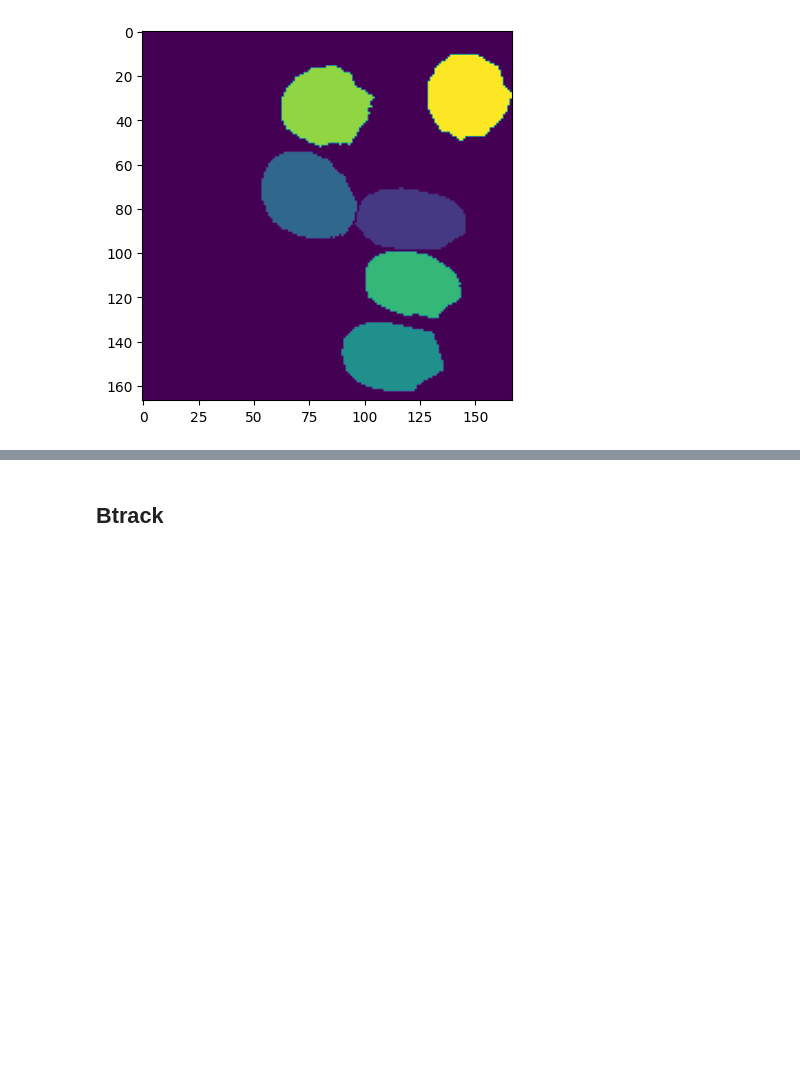
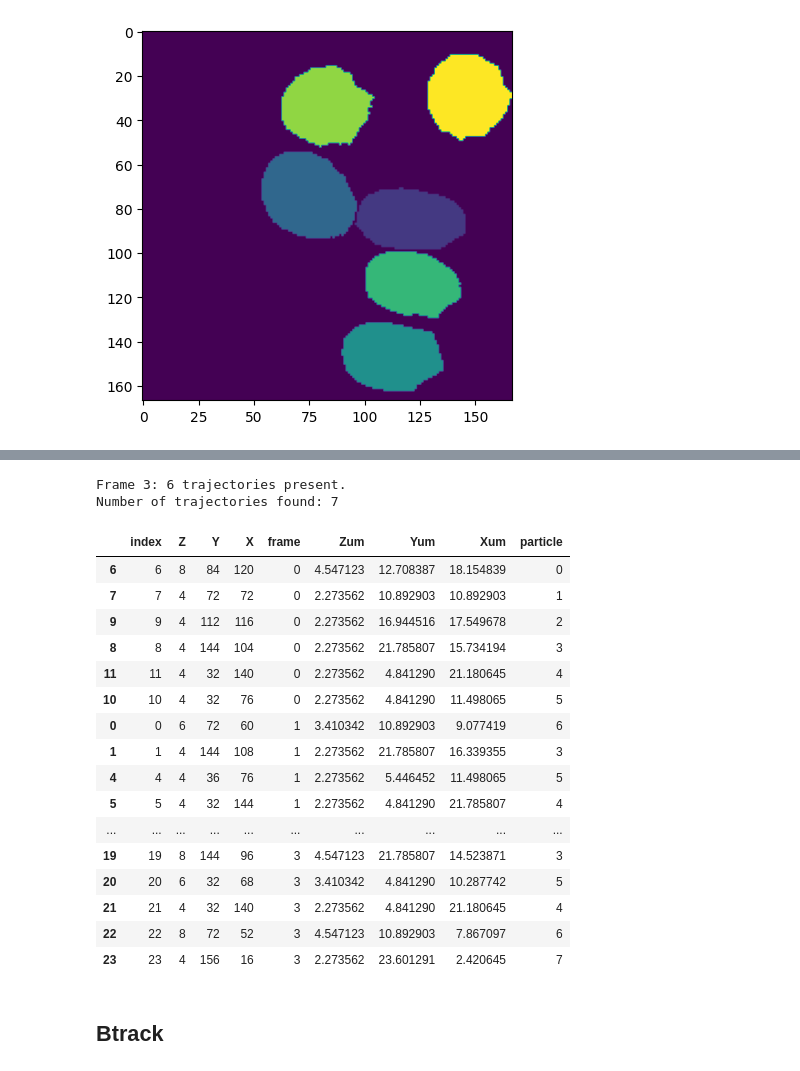
Before and after one commit to UPGON/Zfish_Centrioles_Tracking_Pipeline, a Jupyter notebook: notebooks/tracking/20260506CFHc_CetnEos_H2BmCherry_CS_30hpf_25-63x.ipynb, the cells around one changed output, grey strips where cells are left out. Cells and saved outputs as stored; diff of their text form; code cells hidden in the pictures; blank space fills up the shorter version.

```diff
--- a/notebooks/tracking/20260506CFHc_CetnEos_H2BmCherry_CS_30hpf_25-63x.ipynb
+++ b/notebooks/tracking/20260506CFHc_CetnEos_H2BmCherry_CS_30hpf_25-63x.ipynb
@@ -35,7 +38,7 @@ from utils import utils
 
 %matplotlib inline
 # %%
-ROOT = Path(r"K:\users\voland\images\data\TgCetnEos_CenSpark_H2B_4h-24h-48hpf\20260506CFHc_CetnEos_H2BmCherry_CS_30hpf_25-63x\5e3c_25x_zoom3_TL\subset\subset_tracking")
+ROOT = Path(r"K:\users\voland\data\current\TgCetnEos_CenSpark_H2B_4h-24h-48hpf\20260506CFHc_CetnEos_H2BmCherry_CS_30hpf_25-63x\5e3c_25x_zoom3_TL\subset\subset_tracking")
 
 VOL_PATH = ROOT/"20260506CFHc_CetnEos_H2BmCherry_CS_30hpf_25-63x.lif - 5e3c_25x_zoom3_TL-2.tif"
 # %%
@@ -386,3 +470,27 @@ plt.imshow(nucl_labels_zmax[0])
+# %%
+linked = tp.link_df(fcenters_ct, 2,pos_columns=["Zum","Yum","Xum"])
+print(f"Number of trajectories found: {linked['particle'].max()}")
+linked
+# %% [output]
+Frame 3: 6 trajectories present.
+Number of trajectories found: 7
+|  | index | Z | Y | X | frame | Zum | Yum | Xum | particle |
+| 6 | 6 | 8 | 84 | 120 | 0 | 4.547123 | 12.708387 | 18.154839 | 0 |
+| 7 | 7 | 4 | 72 | 72 | 0 | 2.273562 | 10.892903 | 10.892903 | 1 |
+| 9 | 9 | 4 | 112 | 116 | 0 | 2.273562 | 16.944516 | 17.549678 | 2 |
+| 8 | 8 | 4 | 144 | 104 | 0 | 2.273562 | 21.785807 | 15.734194 | 3 |
+| 11 | 11 | 4 | 32 | 140 | 0 | 2.273562 | 4.841290 | 21.180645 | 4 |
+| 10 | 10 | 4 | 32 | 76 | 0 | 2.273562 | 4.841290 | 11.498065 | 5 |
+| 0 | 0 | 6 | 72 | 60 | 1 | 3.410342 | 10.892903 | 9.077419 | 6 |
+| 1 | 1 | 4 | 144 | 108 | 1 | 2.273562 | 21.785807 | 16.339355 | 3 |
+| 4 | 4 | 4 | 36 | 76 | 1 | 2.273562 | 5.446452 | 11.498065 | 5 |
+| 5 | 5 | 4 | 32 | 144 | 1 | 2.273562 | 4.841290 | 21.785807 | 4 |
+| ... | ... | ... | ... | ... | ... | ... | ... | ... | ... |
+| 19 | 19 | 8 | 144 | 96 | 3 | 4.547123 | 21.785807 | 14.523871 | 3 |
+| 20 | 20 | 6 | 32 | 68 | 3 | 3.410342 | 4.841290 | 10.287742 | 5 |
+| 21 | 21 | 4 | 32 | 140 | 3 | 2.273562 | 4.841290 | 21.180645 | 4 |
+| 22 | 22 | 8 | 72 | 52 | 3 | 4.547123 | 10.892903 | 7.867097 | 6 |
+| 23 | 23 | 4 | 156 | 16 | 3 | 2.273562 | 23.601291 | 2.420645 | 7 |
 # %% [markdown]
 ## Btrack
 # %%
```
Also changed, not shown: parts of 26 cells of this notebook, 28 other files.
